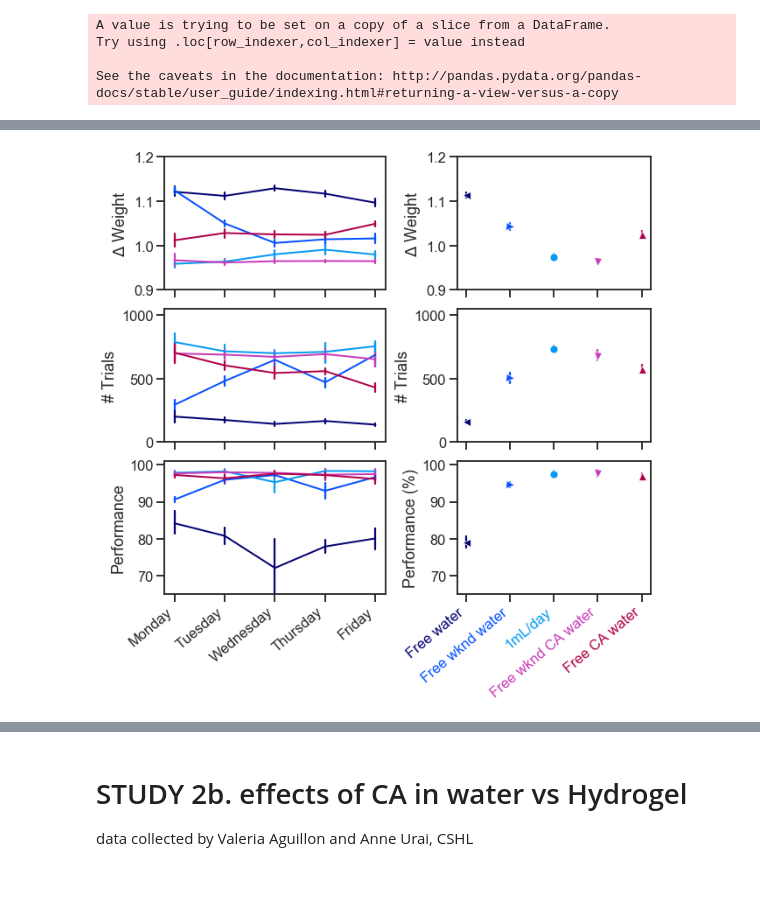
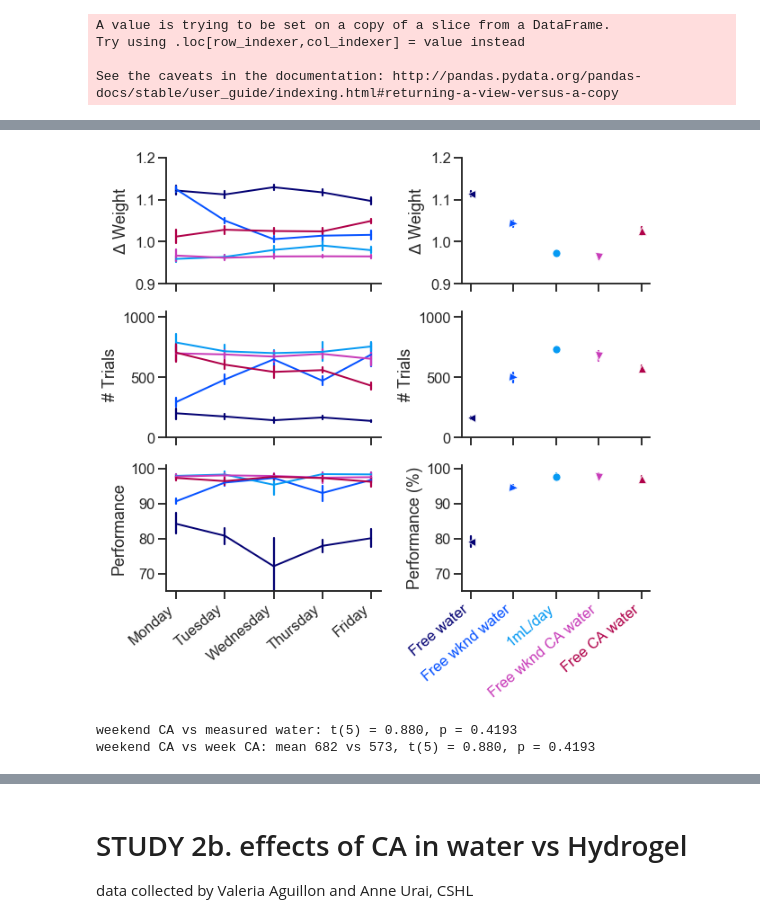
Before and after one commit to int-brain-lab/analysis, a Jupyter notebook: citricacid/citricacid_analyses.ipynb, the cells around one changed output, grey strips where cells are left out. Cells and saved outputs as stored; diff of their text form; code cells hidden in the pictures; blank space fills up the shorter version.

```diff
--- a/citricacid/citricacid_analyses.ipynb
+++ b/citricacid/citricacid_analyses.ipynb
@@ -422,32 +407,50 @@ ax[0,1].set(ylabel="$\Delta$ Weight", xlabel="", ylim=ylims_weight)
 ax[0,1].get_legend().remove()
 ax[0,1].tick_params(labelbottom=False)
 
 sns.lineplot(x="condition", y="n_trials", err_style='bars', style='condition', markers=marker_mapping,
              ci=68, linewidth=2, hue_order=condition_order, palette=palette, hue="condition",
              data=df2.groupby(['subject_nickname', 'condition'])['n_trials'].mean().reset_index(),
              ax=ax[1,1])
 #sns.boxplot(x="condition", y="n_trials", order=condition_order, data=df, fliersize=0, ax=ax[1,2], boxprops={'facecolor':'None'}, width=.3)
 ax[1,1].set(ylabel="# Trials", xlabel="", ylim=ylims_ntrials)
 ax[1,1].get_legend().remove()
 ax[1,1].tick_params(labelbottom=False)
 sns.lineplot(x="condition", y="performance_easy", err_style='bars', style='condition', markers=marker_mapping,
              ci=68, linewidth=2, hue_order=condition_order, palette=palette, hue="condition",
              data=df2.groupby(['subject_nickname', 'condition'])['performance_easy'].mean().reset_index(),
              ax=ax[2,1])
 #sns.lineplot(x="condition", y="performance_easy", order=condition_order, data=df, fliersize=0, ax=ax[2,2], boxprops={'facecolor':'None'}, width=.3)
 ax[2,1].set(ylabel="Performance (%)", xlabel="", ylim=ylims_performance)
 ax[2,1].get_legend().remove()
 ax[2,1].set_xticklabels(condition_names)
 
 for ticklabel, tickcolor in zip(ax[2,1].get_xticklabels(), palette):
     ticklabel.set_color(tickcolor)
     ticklabel.set_rotation(40)
     ticklabel.set(ha='right')
 
 # SAVE
 f.tight_layout()
+sns.despine()
 f.savefig(os.path.join(figpath, "citricacid_study2b.pdf"))
 f.savefig(os.path.join(figpath, "citricacid_study2b.eps"))
-f.savefig(os.path.join(figpath, "citricacid_study2b.png"), dpi=300)
+f.savefig(os.path.join(figpath, "citricacid_study2b.png"), dpi=400)
 # %% [output]
-[figure, old version]
+[figure, new version]
+# %%
+#### simple t-test for trial counts
+statdat = df2.groupby(['subject_nickname', 'condition'])['n_trials'].mean().reset_index()
+oneml = statdat.loc[statdat.condition == 'O', 'n_trials']
+ca = statdat.loc[statdat.condition == 'C', 'n_trials']
+statistic, pval = sp.stats.ttest_rel(oneml, ca)
+print('weekend CA vs measured water: t(%d) = %.3f, p = %.4f'%(len(ca)-1, statistic, pval))
+
+#### simple t-test for trial counts
+statdat = df2.groupby(['subject_nickname', 'condition'])['n_trials'].mean().reset_index()
+cc = statdat.loc[statdat.condition == 'CC', 'n_trials']
+ca = statdat.loc[statdat.condition == 'C', 'n_trials']
+statistic, pval = sp.stats.ttest_rel(oneml, ca)
+print('weekend CA vs week CA: mean %d vs %d, t(%d) = %.3f, p = %.4f'%(np.mean(ca), np.mean(cc), len(ca)-1, statistic, pval))
+# %% [output]
+weekend CA vs measured water: t(5) = 0.880, p = 0.4193
+weekend CA vs week CA: mean 682 vs 573, t(5) = 0.880, p = 0.4193
```
Also changed, not shown: parts of 12 cells of this notebook.
